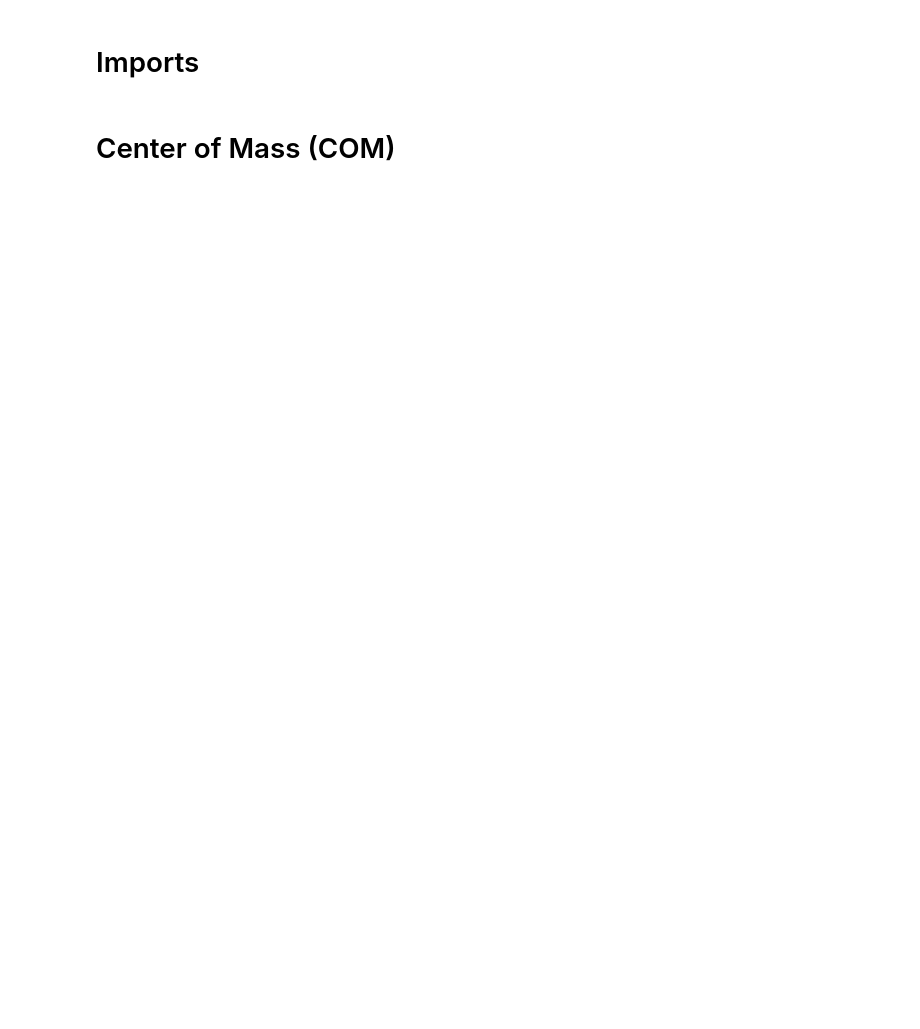
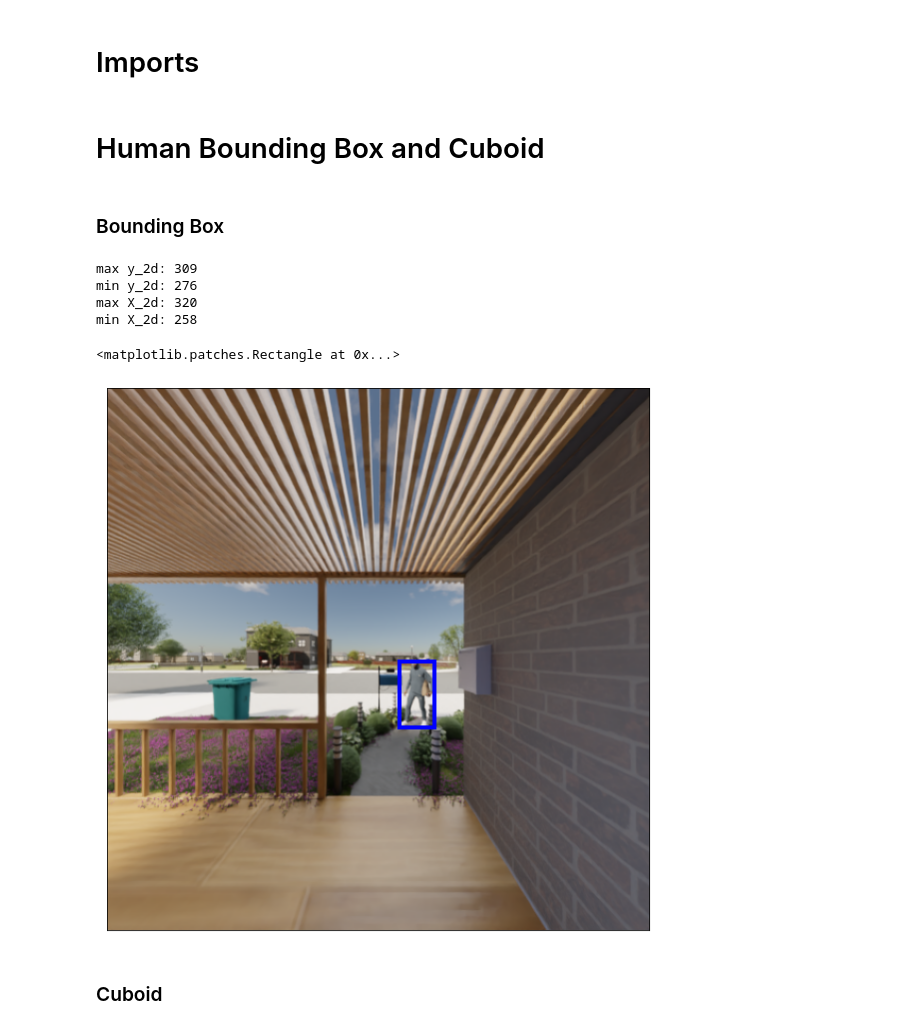
Before and after one commit to DatagenTech/dgutils, a Jupyter notebook: Notebooks/hic_com_cuboids_bbox.ipynb, the cells around one changed output. Saved outputs shown, nothing was run; the diff lists cells and outputs as text; code cells hidden in the pictures; blank space fills up the shorter version.

```diff
--- a/Notebooks/hic_com_cuboids_bbox.ipynb
+++ b/Notebooks/hic_com_cuboids_bbox.ipynb
@@ -8,2 +9,2 @@ from dghelpers import show_keypoints,imshow
-# %% [markdown]
-# Center of Mass (COM)
+# %% [markdown]
+# Human Bounding Box and Cuboid
@@ -10 +14,56 @@ from dghelpers import show_keypoints,imshow
+# %% [markdown]
+### Bounding Box
+# %%
+all_keypoints_2d = np.vstack((data_point.keypoints.face.standard.coords_2d,
+                          data_point.keypoints.body.shoulder.left.coords_2d,
+                          data_point.keypoints.body.shoulder.right.coords_2d,
+                          data_point.keypoints.body.elbow.left.coords_2d,
+                          data_point.keypoints.body.elbow.right.coords_2d,
+                          data_point.keypoints.body.wrist.left.coords_2d,
+                          data_point.keypoints.body.wrist.right.coords_2d,
+                          data_point.keypoints.hand.left.finger.index.tip.coords_2d,
+                          data_point.keypoints.hand.right.finger.index.tip.coords_2d,
+                          data_point.keypoints.body.hip.left.coords_2d,
+                          data_point.keypoints.body.hip.right.coords_2d,
+                          data_point.keypoints.feet.right.heel.coords_2d,
+                          data_point.keypoints.feet.left.heel.coords_2d,
+                          data_point.keypoints.feet.right.pinky.coords_2d,
+                          data_point.keypoints.feet.left.pinky.coords_2d,
+                          ))
+
+
+max_y_2d = np.max(all_keypoints_2d[:,1])
+min_y_2d = np.min(all_keypoints_2d[:,1])
+print('max y_2d: '+ str(max_y_2d))
+print('min y_2d: '+ str(min_y_2d))
+
+min_x_2d = np.min(all_keypoints_2d[:,0])
+max_x_2d = np.max(all_keypoints_2d[:,0])
+print('max X_2d: '+ str(max_x_2d))
+print('min X_2d: '+ str(min_x_2d))
+
+#bottom of cuboid
+p1 = [max_x_2d, min_y_2d]
+p2 = [max_x_2d, max_y_2d]
+p3 = [min_x_2d, max_y_2d]
+p4 = [min_x_2d, min_y_2d]
+bbox_width = max_x_2d - min_x_2d
+bbox_height = max_y_2d - min_y_2d
+
+bounding_box_human = np.vstack((p1,p2,p3,p4))
+rect1 = Rectangle((min_y_2d, min_x_2d),
+                  bbox_height,
+                  bbox_width,
+                  linewidth=4, edgecolor='b', facecolor='none')
+imshow(data_point.visible_spectrum)
+plt.gca().add_patch(rect1)
+# %% [output]
+max y_2d: 309
+min y_2d: 276
+max X_2d: 320
+min X_2d: 258
+<matplotlib.patches.Rectangle at 0x...>
+[figure, added]
+# %% [markdown]
+### Cuboid
 # %%
```
Also changed, not shown: parts of 3 cells of this notebook, 1 other file.
